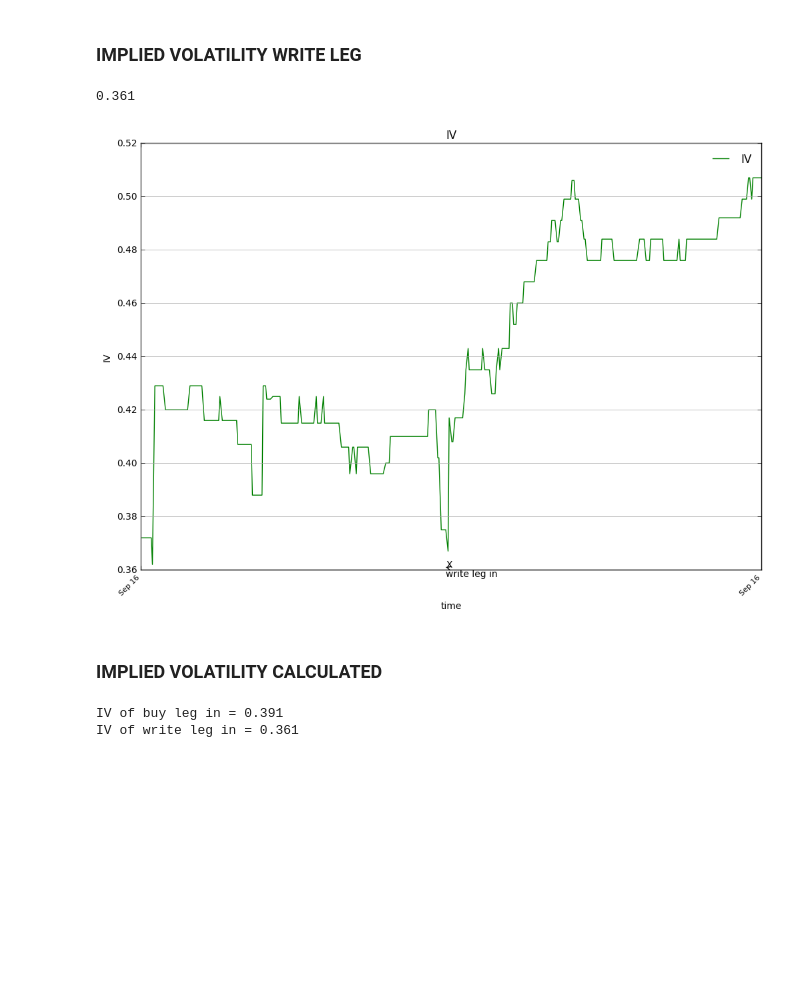
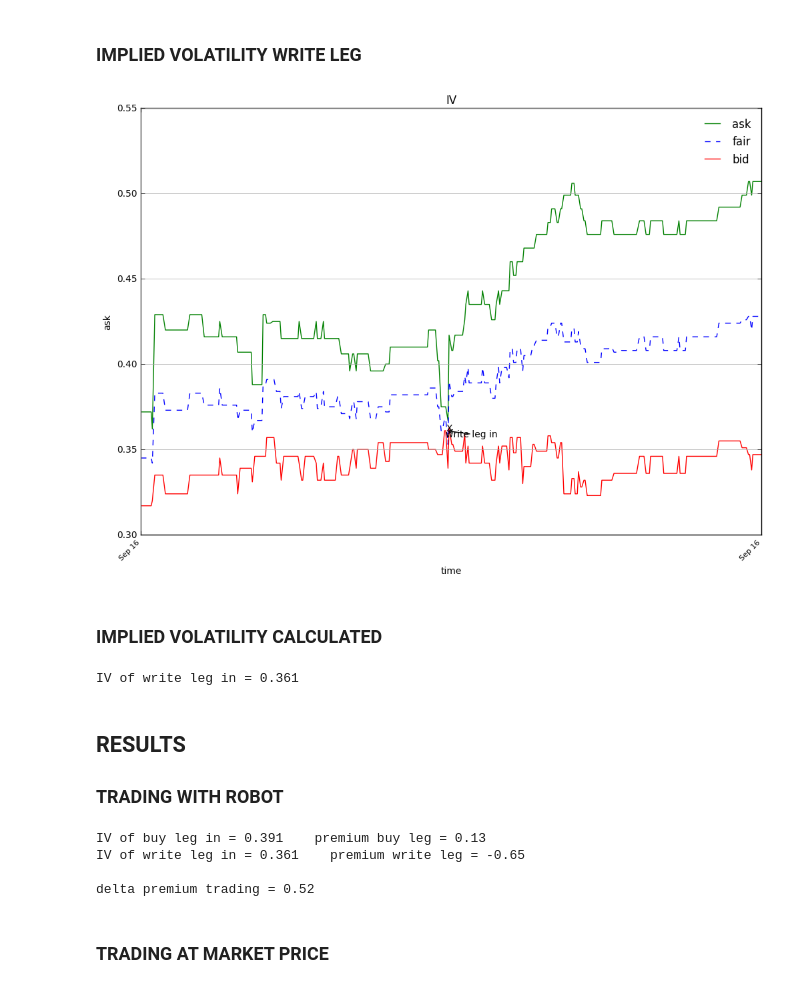
Before and after one commit to sergiosd/jupyter, a Jupyter notebook: 20160928 UNG BULL CREDIT SPREAD.ipynb, the cells around one changed output. Cells and saved outputs as stored; diff of their text form; code cells hidden in the pictures; blank space fills up the shorter version.

Commit message:
modify UNG trading sheet

```diff
--- a/20160928 UNG BULL CREDIT SPREAD.ipynb
+++ b/20160928 UNG BULL CREDIT SPREAD.ipynb
@@ -80,15 +90,19 @@ graph_trading_buy.show()
 # %%
 # buy leg implied volatility
 graph_IV_buy = PrintTrading()
-graph_IV_buy.print_IV(option_type, premium_bid, under_price, strike_buy,
-                  time_list, expiration)
+graph_IV_buy.print_IV(option_type, premium_bid, under_price, strike_buy, time_list, expiration, data_name = 'bid',
+                     trace_type = 'g-')
 time_leg_IV_in = date2num(entry_date_buy)
 time_to_exp = date2num(expiration)-date2num(entry_date_buy)
-buy_leg_IV_in = Calculate().find_IV(option_type, premium_buy,
-            underlying_buy, strike_buy, time_to_exp)
+buy_leg_IV_in = Calculate().find_IV(option_type, premium_buy, underlying_buy, strike_buy, time_to_exp)
 xy = (date2num(entry_date_buy), buy_leg_IV_in)
 xy_text = (date2num(entry_date_buy), buy_leg_IV_in * 0.99)
 graph_IV_buy.annotate('buy leg in', xy, xy_text)
 graph_IV_buy.text('X', date2num(entry_date_buy), buy_leg_IV_in)
+premium_trade = (premium_bid + premium_ask) / 2
+graph_IV_buy.add_IV(option_type, premium_trade, under_price, strike_buy, time_list, expiration, data_name = 'fair',
+                     trace_type = 'b--')
+graph_IV_buy.add_IV(option_type, premium_ask, under_price, strike_buy, time_list, expiration, data_name = 'ask',
+                     trace_type = 'r-')
 graph_IV_buy.show()
 # %% [output]
@@ -159,25 +183,41 @@ graph_trading_buy.show()
 # %%
 # buy leg implied volatility
 graph_IV_write = PrintTrading()
-graph_IV_write.print_IV(option_type, premium_ask, under_price, strike_write, time_list, expiration)
+graph_IV_write.print_IV(option_type, premium_ask, under_price, strike_write, time_list, expiration, data_name = 'ask',
+                     trace_type = 'g-')
 time_leg_IV_in = date2num(entry_date_write)
 time_to_exp = date2num(expiration)-date2num(entry_date_write)
 write_leg_IV_in = Calculate().find_IV(option_type, -premium_write, underlying_write, strike_write, time_to_exp)
 xy = (date2num(entry_date_write), write_leg_IV_in)
 xy_text = (date2num(entry_date_write), write_leg_IV_in * 0.99)
 graph_IV_write.annotate('write leg in', xy, xy_text)
 graph_IV_write.text('X', date2num(entry_date_write), write_leg_IV_in)
-print(write_leg_IV_in)
+premium_trade = (premium_bid + premium_ask) / 2
+graph_IV_buy.add_IV(option_type, premium_trade, under_price, strike_write, time_list, expiration, data_name = 'fair',
+                     trace_type = 'b--')
+graph_IV_buy.add_IV(option_type, premium_bid, under_price, strike_write, time_list, expiration, data_name = 'bid',
+                     trace_type = 'r-')
 graph_IV_write.show()
 # %% [output]
-0.361
-[figure, old version]
+[figure, new version]
 # %% [markdown]
 ### IMPLIED VOLATILITY CALCULATED
 # %%
 # Write_leg, IV
-print('IV of buy leg in = ' + str(buy_leg_IV_in))
 print('IV of write leg in = ' + str(write_leg_IV_in))
 # %% [output]
-IV of buy leg in = 0.391
 IV of write leg in = 0.361
+# %% [markdown]
+## RESULTS
+### TRADING WITH ROBOT
+# %%
+print('IV of buy leg in = ' + str(buy_leg_IV_in) + '    premium buy leg = ' + str(premium_buy))
+print('IV of write leg in = ' + str(write_leg_IV_in) + '    premium write leg = ' + str(premium_write))
+print('\ndelta premium trading = ' + '{0:.2f}'.format((-premium_write) - premium_buy))
+# %% [output]
+IV of buy leg in = 0.391    premium buy leg = 0.13
+IV of write leg in = 0.361    premium write leg = -0.65
+
+delta premium trading = 0.52
+# %% [markdown]
+### TRADING AT MARKET PRICE
```
Also changed, not shown: parts of 8 cells of this notebook.
